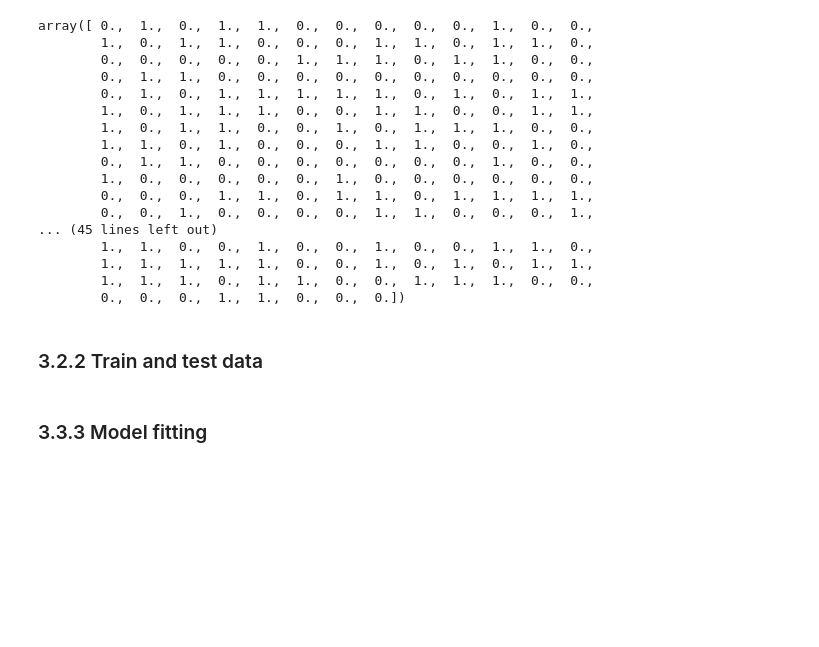
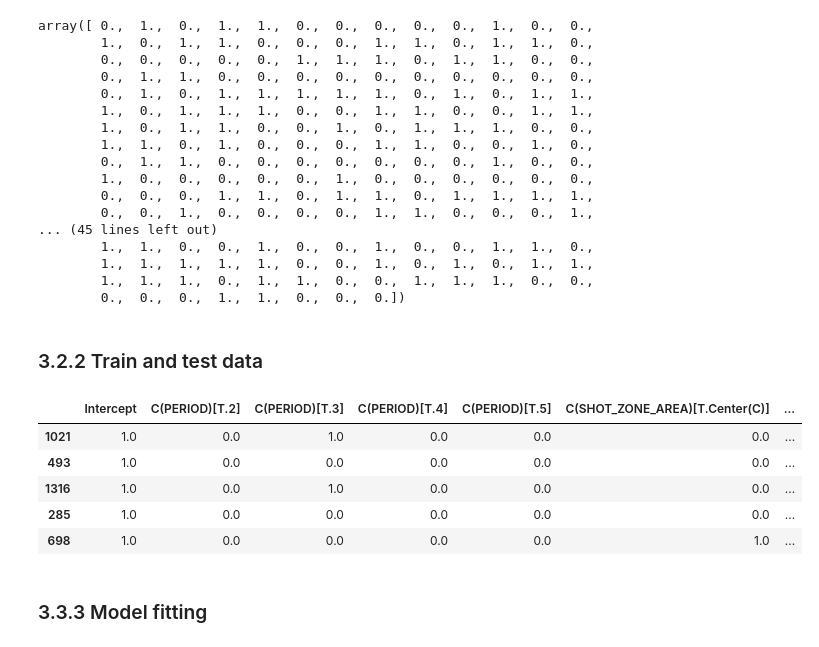
Before and after one commit to Fay-Wu/134Note, a Jupyter notebook: Lab4-Copy1.ipynb, the cells around one changed output. Cells and saved outputs as stored; diff of their text form; code cells hidden in the pictures; blank space fills up the shorter version.

```diff
--- a/Lab4-Copy1.ipynb
+++ b/Lab4-Copy1.ipynb
@@ -235,6 +259,15 @@ X_train, X_test, y_train, y_test = train_test_split(X, # Predictors
                                                     y, # response
                                                     test_size=0.3, # % of test data
                                                     random_state=123) # seed for random sampling
+# %%
+X_train.head()
+# %% [output]
+|  | Intercept | C(PERIOD)[T.2] | C(PERIOD)[T.3] | C(PERIOD)[T.4] | C(PERIOD)[T.5] | C(SHOT_ZONE_AREA)[T.Center(C)] | ... |
+| 1021 | 1.0 | 0.0 | 1.0 | 0.0 | 0.0 | 0.0 | ... |
+| 493 | 1.0 | 0.0 | 0.0 | 0.0 | 0.0 | 0.0 | ... |
+| 1316 | 1.0 | 0.0 | 1.0 | 0.0 | 0.0 | 0.0 | ... |
+| 285 | 1.0 | 0.0 | 0.0 | 0.0 | 0.0 | 0.0 | ... |
+| 698 | 1.0 | 0.0 | 0.0 | 0.0 | 0.0 | 1.0 | ... |
 # %% [markdown]
 ### 3.3.3 Model fitting
 # %%
```
Also changed, not shown: parts of 6 cells of this notebook.
